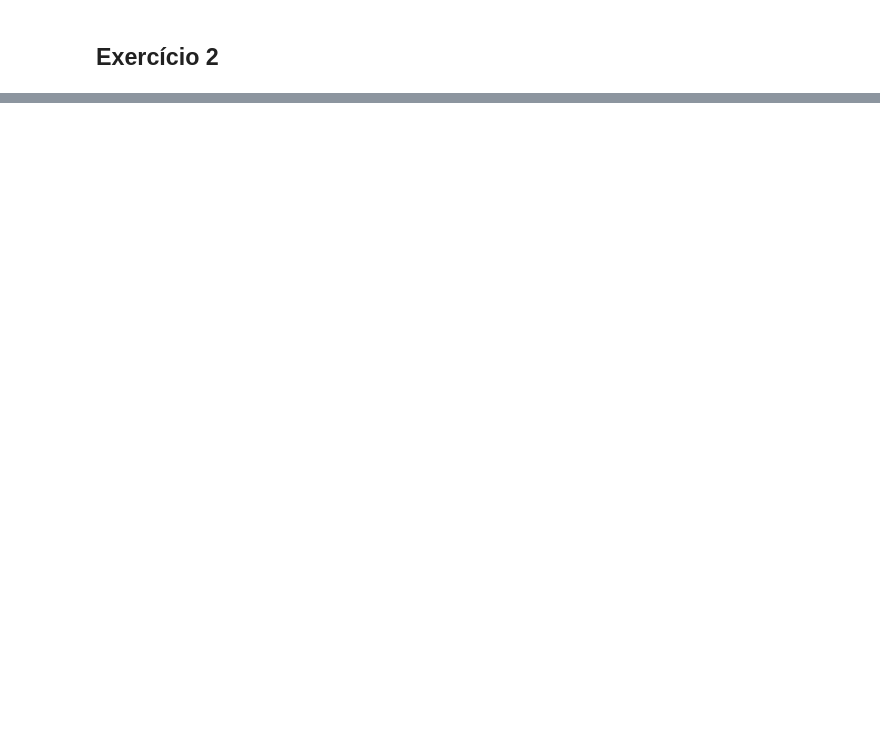
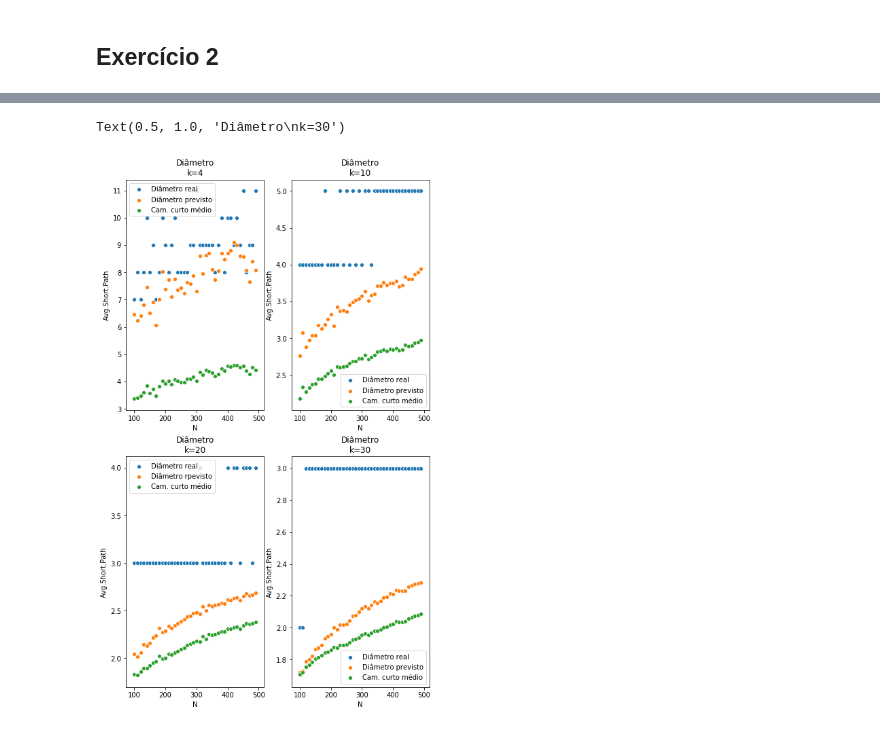
Before and after one commit to guimilan/redes_complexas, a Jupyter notebook: lista3/Lista3.ipynb, the cells around one changed output, grey strips where cells are left out. Saved outputs shown, nothing was run; the diff lists cells and outputs as text; code cells hidden in the pictures; blank space fills up the shorter version.

```diff
--- a/lista3/Lista3.ipynb
+++ b/lista3/Lista3.ipynb
@@ -147,0 +199,27 @@ set_ax_fontsize(axis, 16)
+# %%
+fig, axis = plt.subplots(2,2, figsize=(8,5))
+plt.subplots_adjust(top=2.2)
+
+sns.scatterplot(x=k_4['N'], y=k_4['Real diameter'], ax=axis[0,0], label='Diâmetro real');
+sns.scatterplot(x=k_4['N'], y=k_4['Predicted Diameter'], ax=axis[0,0], label='Diâmetro previsto')
+sns.scatterplot(x=k_4['N'], y=k_4['Avg.Short.Path'], ax=axis[0,0], label='Cam. curto médio');
+
+axis[0,0].set_title('Diâmetro\nk=4')
+
+sns.scatterplot(x=k_10['N'], y=k_10['Real diameter'], ax=axis[0,1], label='Diâmetro real');
+sns.scatterplot(x=k_10['N'], y=k_10['Predicted Diameter'], ax=axis[0,1], label='Diâmetro previsto')
+sns.scatterplot(x=k_10['N'], y=k_10['Avg.Short.Path'], ax=axis[0,1], label='Cam. curto médio');
+axis[0,1].set_title('Diâmetro\nk=10')
+
+sns.scatterplot(x=k_20['N'], y=k_20['Real diameter'], ax=axis[1,0], label='Diâmetro real')
+sns.scatterplot(x=k_20['N'], y=k_20['Predicted Diameter'], ax=axis[1,0], label='Diâmetro rpevisto')
+sns.scatterplot(x=k_20['N'], y=k_20['Avg.Short.Path'], ax=axis[1,0], label='Cam. curto médio')
+axis[1,0].set_title('Diâmetro\nk=20')
+
+sns.scatterplot(x=k_30['N'], y=k_30['Real diameter'], ax=axis[1,1], label='Diâmetro real')
+sns.scatterplot(x=k_30['N'], y=k_30['Predicted Diameter'], ax=axis[1,1], label='Diâmetro previsto')
+sns.scatterplot(x=k_30['N'], y=k_30['Avg.Short.Path'], ax=axis[1,1], label='Cam. curto médio')
+axis[1,1].set_title('Diâmetro\nk=30')
+# %% [output]
+Text(0.5, 1.0, 'Diâmetro\nk=30')
+[figure, added]
```
Also changed, not shown: parts of 9 cells of this notebook.
